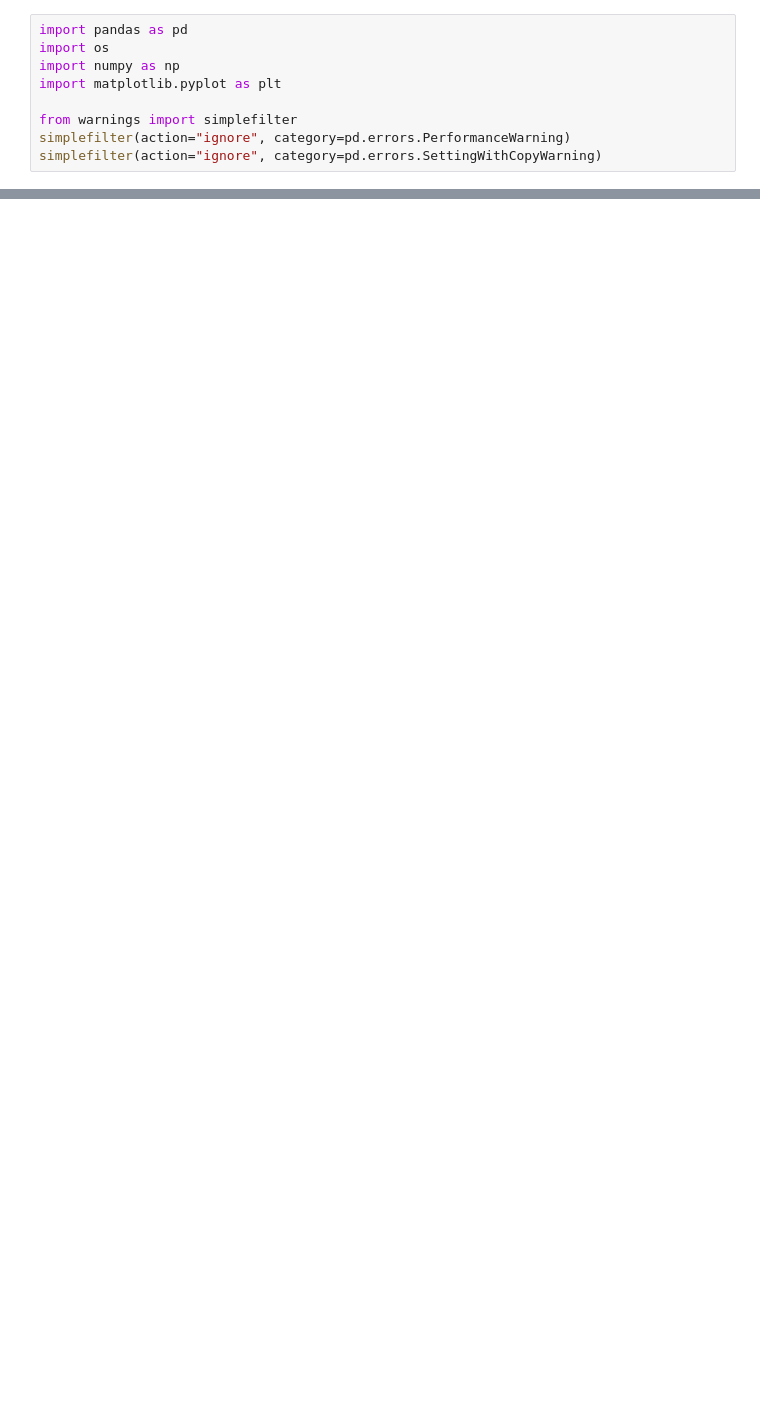
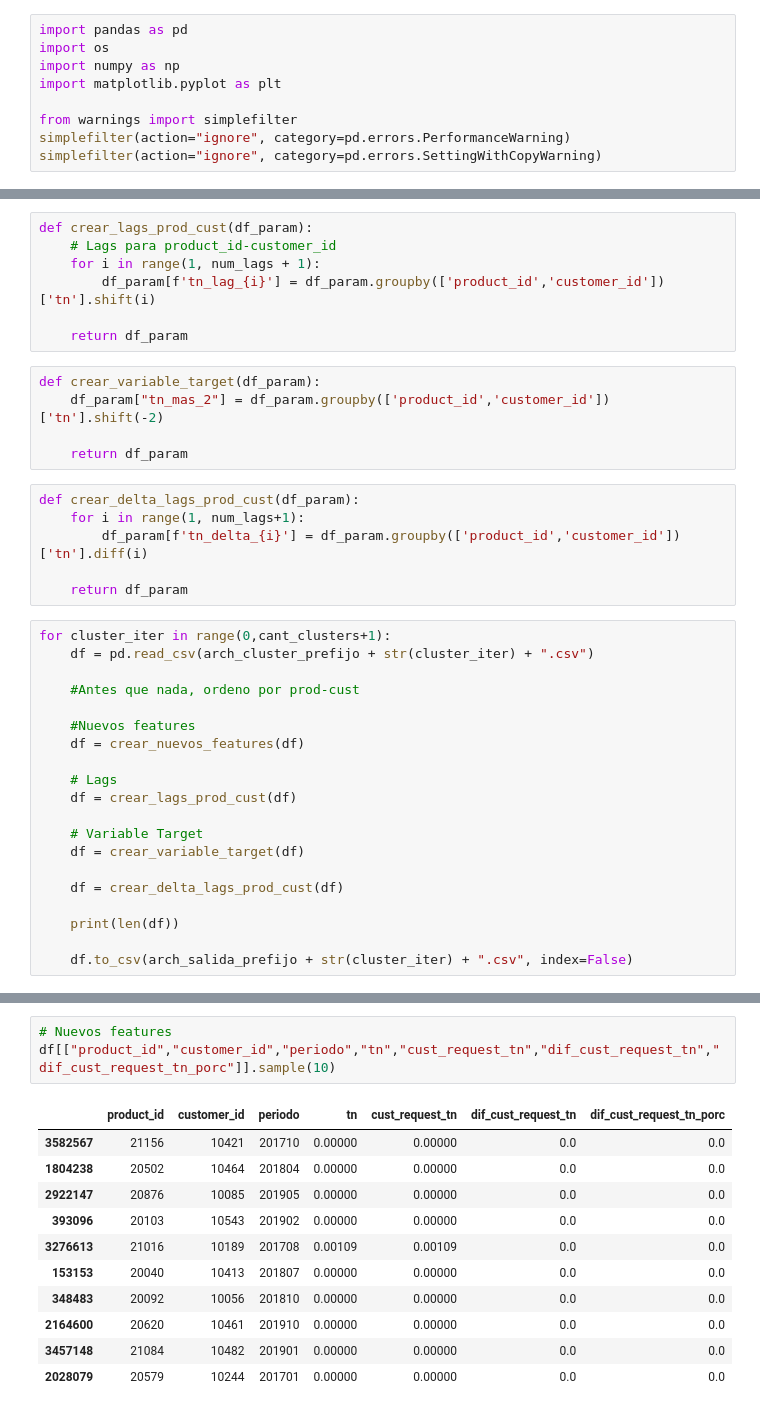
Before and after one commit to castrodiego/labo3_empresa3, a Jupyter notebook: code/02_a_fe_basico.ipynb, the cells around one changed output, grey strips where cells are left out. Cells and saved outputs as stored; diff of their text form; blank space fills up the shorter version.

Commit message:
Se agregarn nuevas salidas agrupadas en la notebook base y se preparan features por cluster

```diff
--- a/code/02_a_fe_basico.ipynb
+++ b/code/02_a_fe_basico.ipynb
@@ -25,0 +32,38 @@ df = pd.read_csv(arch_sellout_base)
+# %%
+def crear_lags_prod_cust(df_param):
+    # Lags para product_id-customer_id
+    for i in range(1, num_lags + 1):
+        df_param[f'tn_lag_{i}'] = df_param.groupby(['product_id','customer_id'])['tn'].shift(i)
+
+    return df_param
+# %%
+def crear_variable_target(df_param):
+    df_param["tn_mas_2"] = df_param.groupby(['product_id','customer_id'])['tn'].shift(-2)
+
+    return df_param
+# %%
+def crear_delta_lags_prod_cust(df_param):
+    for i in range(1, num_lags+1):
+        df_param[f'tn_delta_{i}'] = df_param.groupby(['product_id','customer_id'])['tn'].diff(i)
+
+    return df_param
+# %%
+for cluster_iter in range(0,cant_clusters+1):
+    df = pd.read_csv(arch_cluster_prefijo + str(cluster_iter) + ".csv")
+
+    #Antes que nada, ordeno por prod-cust
+
+    #Nuevos features
+    df = crear_nuevos_features(df)
+
+    # Lags
+    df = crear_lags_prod_cust(df)
+
+    # Variable Target
+    df = crear_variable_target(df)
+
+    df = crear_delta_lags_prod_cust(df)
+
+    print(len(df))
+
+    df.to_csv(arch_salida_prefijo + str(cluster_iter) + ".csv", index=False)
@@ -25,0 +79,15 @@ df = pd.read_csv(arch_sellout_base)
+# %%
+# Nuevos features
+df[["product_id","customer_id","periodo","tn","cust_request_tn","dif_cust_request_tn","dif_cust_request_tn_porc"]].sample(10)
+# %% [output]
+|  | product_id | customer_id | periodo | tn | cust_request_tn | dif_cust_request_tn | dif_cust_request_tn_porc |
+| 3582567 | 21156 | 10421 | 201710 | 0.00000 | 0.00000 | 0.0 | 0.0 |
+| 1804238 | 20502 | 10464 | 201804 | 0.00000 | 0.00000 | 0.0 | 0.0 |
+| 2922147 | 20876 | 10085 | 201905 | 0.00000 | 0.00000 | 0.0 | 0.0 |
+| 393096 | 20103 | 10543 | 201902 | 0.00000 | 0.00000 | 0.0 | 0.0 |
+| 3276613 | 21016 | 10189 | 201708 | 0.00109 | 0.00109 | 0.0 | 0.0 |
+| 153153 | 20040 | 10413 | 201807 | 0.00000 | 0.00000 | 0.0 | 0.0 |
+| 348483 | 20092 | 10056 | 201810 | 0.00000 | 0.00000 | 0.0 | 0.0 |
+| 2164600 | 20620 | 10461 | 201910 | 0.00000 | 0.00000 | 0.0 | 0.0 |
+| 3457148 | 21084 | 10482 | 201901 | 0.00000 | 0.00000 | 0.0 | 0.0 |
+| 2028079 | 20579 | 10244 | 201701 | 0.00000 | 0.00000 | 0.0 | 0.0 |
```
Also changed, not shown: parts of 54 cells of this notebook, 1 other file.
